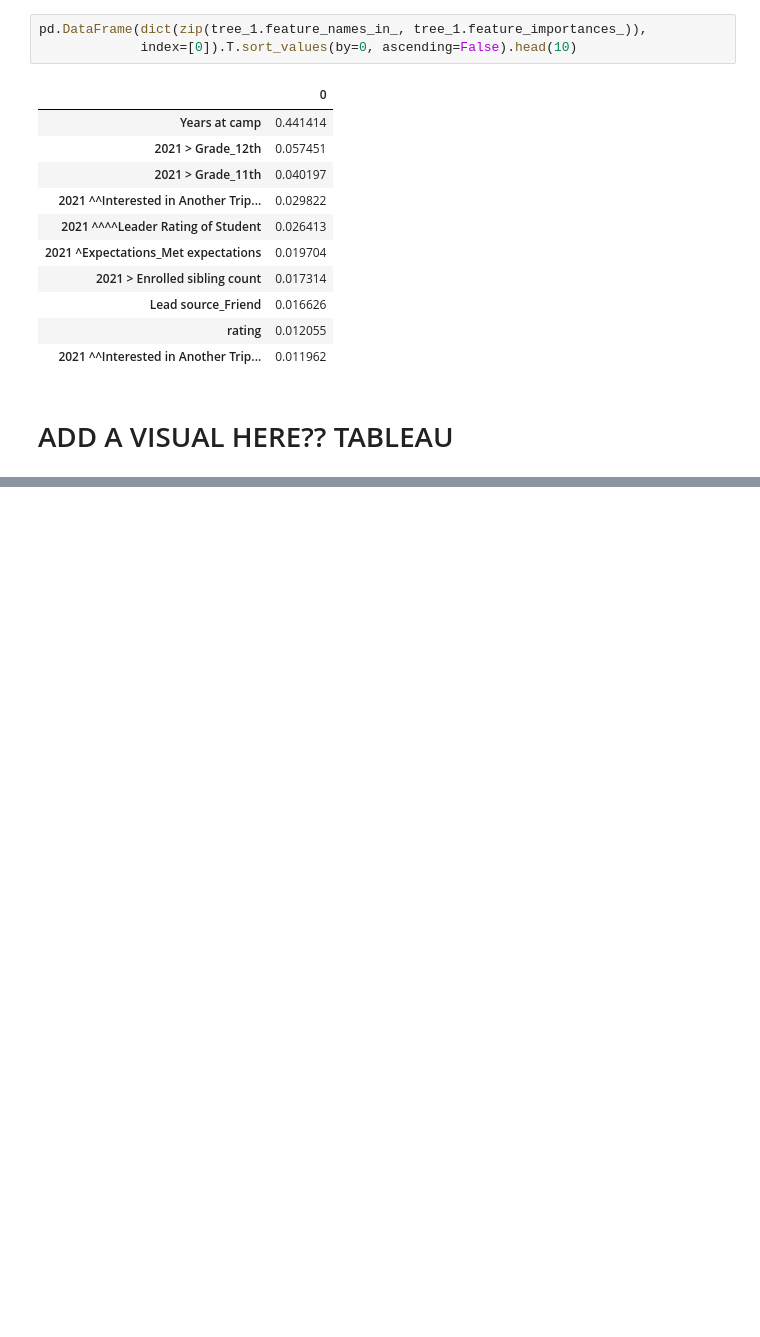
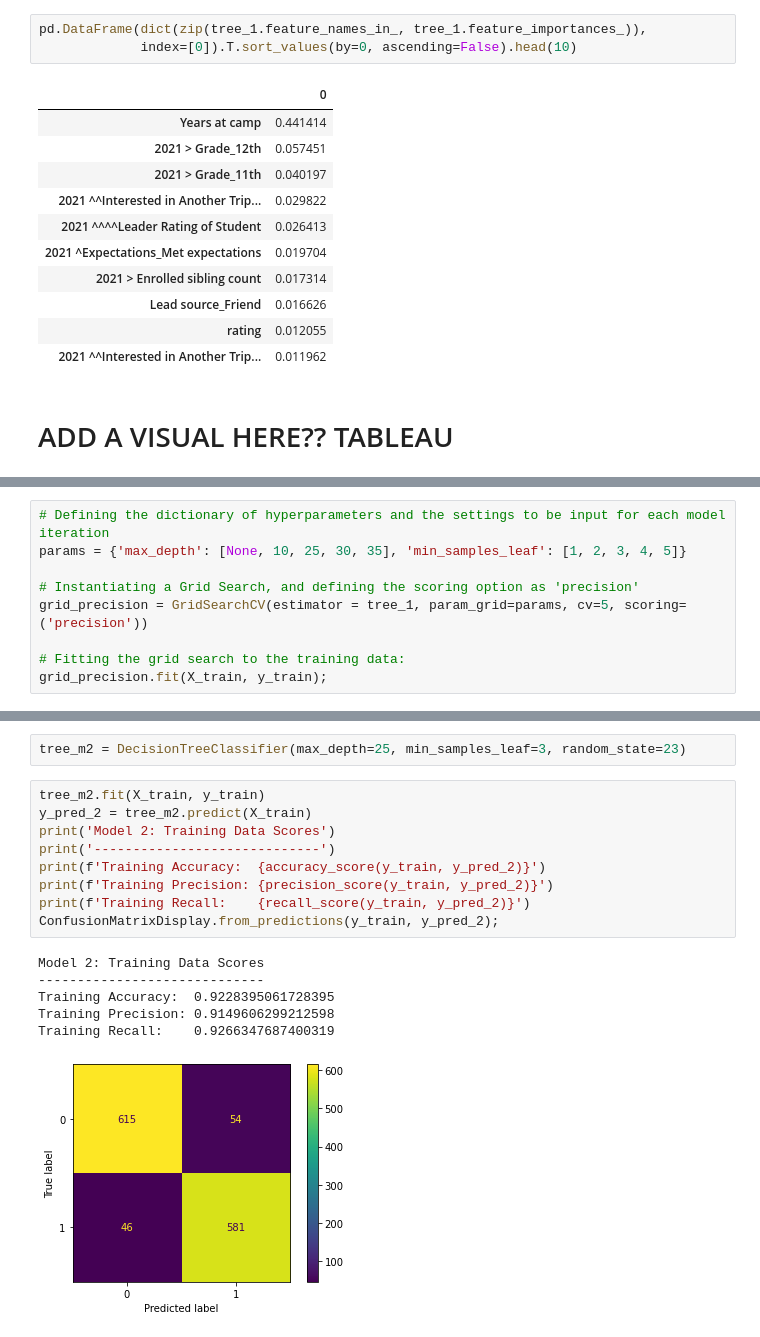
Before and after one commit to SamBen804/SunStride_Business_Analysis, a Jupyter notebook: eda_notebooks/eda1_classifiers.ipynb, the cells around one changed output, grey strips where cells are left out. Saved outputs shown, nothing was run; the diff lists cells and outputs as text; blank space fills up the shorter version.

Commit message:
Final model selected, only missing Conclusion and Visuals

```diff
--- a/eda_notebooks/eda1_classifiers.ipynb
+++ b/eda_notebooks/eda1_classifiers.ipynb
@@ -435,0 +441,9 @@ pd.DataFrame(dict(zip(tree_1.feature_names_in_, tree_1.feature_importances_)),
+# %%
+# Defining the dictionary of hyperparameters and the settings to be input for each model iteration
+params = {'max_depth': [None, 10, 25, 30, 35], 'min_samples_leaf': [1, 2, 3, 4, 5]}
+
+# Instantiating a Grid Search, and defining the scoring option as 'precision'
+grid_precision = GridSearchCV(estimator = tree_1, param_grid=params, cv=5, scoring=('precision'))
+
+# Fitting the grid search to the training data:
+grid_precision.fit(X_train, y_train);
@@ -435,0 +463,18 @@ pd.DataFrame(dict(zip(tree_1.feature_names_in_, tree_1.feature_importances_)),
+# %%
+tree_m2 = DecisionTreeClassifier(max_depth=25, min_samples_leaf=3, random_state=23)
+# %%
+tree_m2.fit(X_train, y_train)
+y_pred_2 = tree_m2.predict(X_train)
+print('Model 2: Training Data Scores')
+print('-----------------------------')
+print(f'Training Accuracy:  {accuracy_score(y_train, y_pred_2)}')
+print(f'Training Precision: {precision_score(y_train, y_pred_2)}')
+print(f'Training Recall:    {recall_score(y_train, y_pred_2)}')
+ConfusionMatrixDisplay.from_predictions(y_train, y_pred_2);
+# %% [output]
+Model 2: Training Data Scores
+-----------------------------
+Training Accuracy:  0.9228395061728395
+Training Precision: 0.9149606299212598
+Training Recall:    0.9266347687400319
+[figure, added]
```
Also changed, not shown: parts of 32 cells of this notebook.
